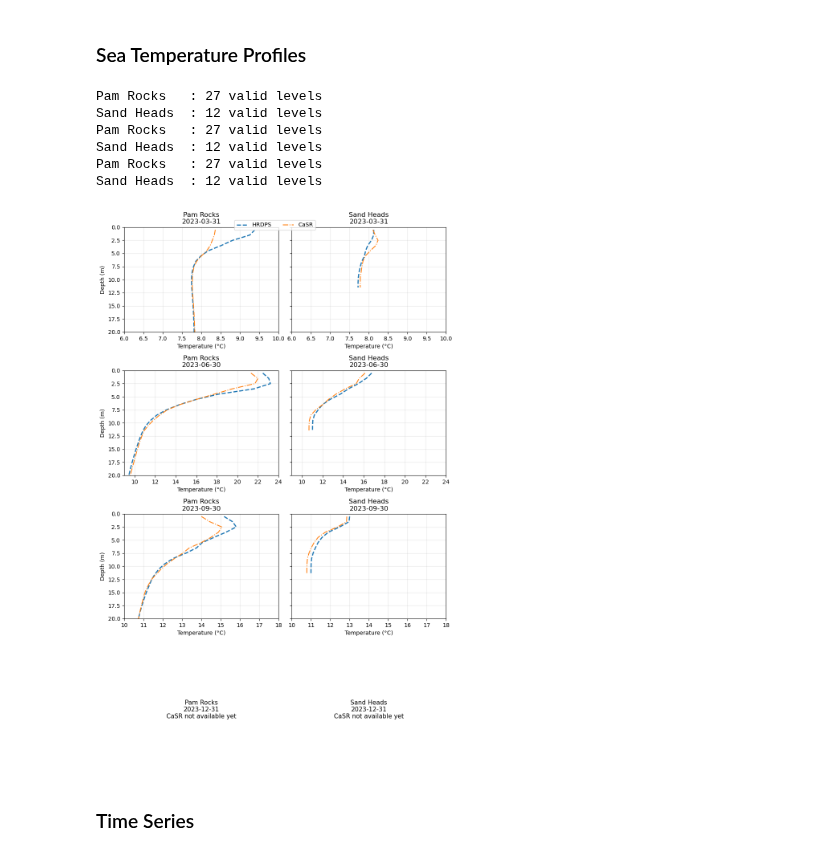
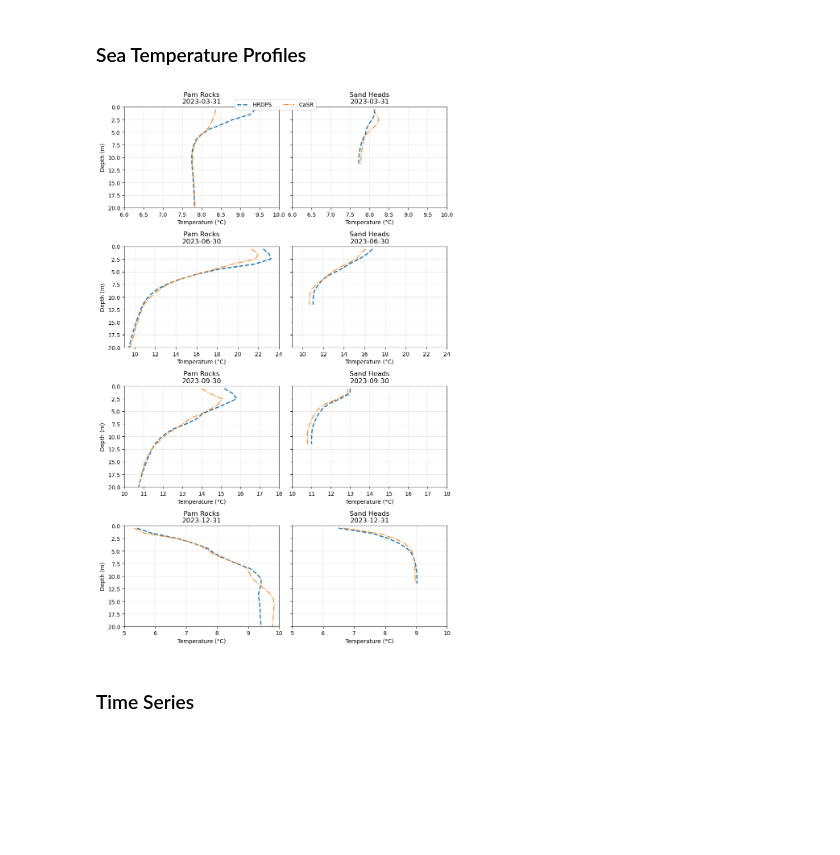
Before and after one commit to SalishSeaCast/analysis-junqi, a Jupyter notebook: Analysis_Atmospheric_Forcing/Analysis_results_comparison/00MMM2023/CaSR_2023_Results.ipynb, the cells around one changed output. Drawn from its saved outputs; the diff is of its cells as text; code cells hidden in the pictures; blank space fills up the shorter version.

```diff
--- a/Analysis_Atmospheric_Forcing/Analysis_results_comparison/00MMM2023/CaSR_2023_Results.ipynb
+++ b/Analysis_Atmospheric_Forcing/Analysis_results_comparison/00MMM2023/CaSR_2023_Results.ipynb
@@ -452,10 +445,10 @@ path_CaSR_sep_t = (
 )
 
 # December CaSR is not available yet
-# path_CaSR_dec_t = (
-#     '/ocean/jqiu/results/Flux/flux_00dec23_CaSR/'
-#     'SalishSea_1d_20231201_20231231_grid_T.nc'
-# )
+path_CaSR_dec_t = (
+    '/ocean/jqiu/results/Flux/flux_00dec23_CaSR/'
+    'SalishSea_1d_20231201_20231231_grid_T.nc'
+)
 
 
 # ============================================================
@@ -537,15 +530,15 @@ months = [
     # ========================================================
     # December: uncomment when CaSR is ready
     # ========================================================
-    # {
-    #     'name': 'December',
-    #     'short': 'Dec',
-    #     'month_num': 12,
-    #     'month_str': 'dec',
-    #     'last_day': 31,
-    #     'casr_path': path_CaSR_dec_t,
-    #     'xlim': (6, 12),
-    # },
+    {
+        'name': 'December',
+        'short': 'Dec',
+        'month_num': 12,
+        'month_str': 'dec',
+        'last_day': 31,
+        'casr_path': path_CaSR_dec_t,
+        'xlim': (5, 10),
+    },
 ]
 
 
@@ -829,53 +822,47 @@ for row, month_profiles in enumerate(profiles):
 # ============================================================
 # December row
 #
 # CaSR not available yet
 # ============================================================
-for col, station in enumerate(stations):
+# for col, station in enumerate(stations):
 
-    axes[3, col].axis('off')
+#     axes[3, col].axis('off')
 
-    axes[3, col].text(
-        0.5,
-        0.5,
-        f"{station['name']}\n"
-        f"2023-12-31\n"
-        f"CaSR not available yet",
-        transform=axes[3, col].transAxes,
-        ha='center',
-        va='center',
-        fontsize=11
-    )
+#     axes[3, col].text(
+#         0.5,
+#         0.5,
+#         f"{station['name']}\n"
+#         f"2023-12-31\n"
+#         f"CaSR not available yet",
+#         transform=axes[3, col].transAxes,
+#         ha='center',
+#         va='center',
+#         fontsize=11
+#     )
 
 
 # ============================================================
 # Shared legend
 # ============================================================
 handles, labels = axes[0, 0].get_legend_handles_labels()
 
 fig.legend(
     handles,
     labels,
     loc='upper center',
     ncol=2,
     bbox_to_anchor=(0.5, 0.98)
 )
 
 
 
 
 
 plt.tight_layout()
 
 plt.show()
 # %% [output]
-Pam Rocks   : 27 valid levels
-Sand Heads  : 12 valid levels
-Pam Rocks   : 27 valid levels
-Sand Heads  : 12 valid levels
-Pam Rocks   : 27 valid levels
-Sand Heads  : 12 valid levels
-[figure, old version]
+[figure, new version]
 # %% [markdown]
 ### Time Series
 # %%
```
Also changed, not shown: parts of 2 cells of this notebook.
